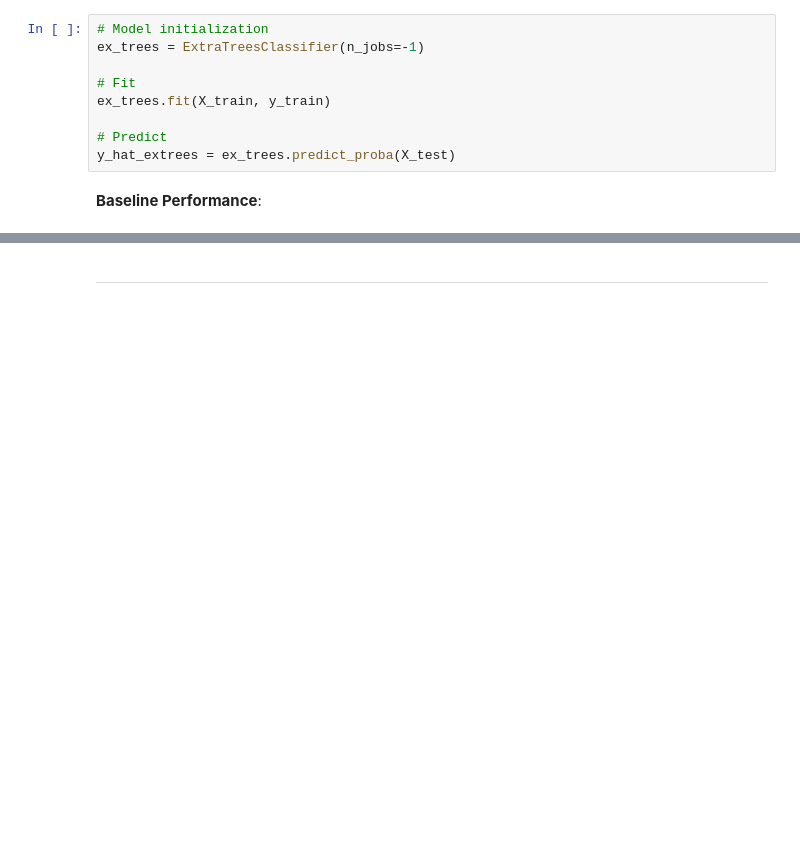
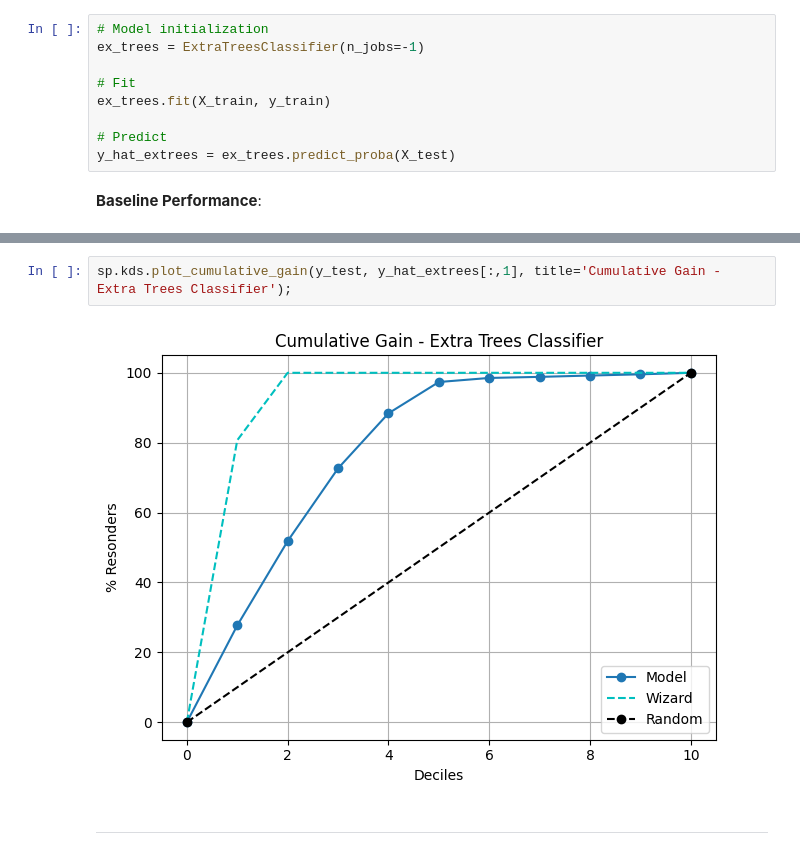
Before and after one commit to iury-repo/health_insurance_cs, a Jupyter notebook: notebooks/2-ims-modeling.ipynb, the cells around one changed output, grey strips where cells are left out. Saved outputs shown, nothing was run; the diff lists cells and outputs as text; blank space fills up the shorter version.

```diff
--- a/notebooks/2-ims-modeling.ipynb
+++ b/notebooks/2-ims-modeling.ipynb
@@ -329,3 +337,7 @@ results_extrees
+# %%
+sp.kds.plot_cumulative_gain(y_test, y_hat_extrees[:,1], title='Cumulative Gain - Extra Trees Classifier');
+# %% [output]
+[figure, added]
 # %% [markdown]
 ---
 # %% [markdown]
```
Also changed, not shown: parts of 7 cells of this notebook.
